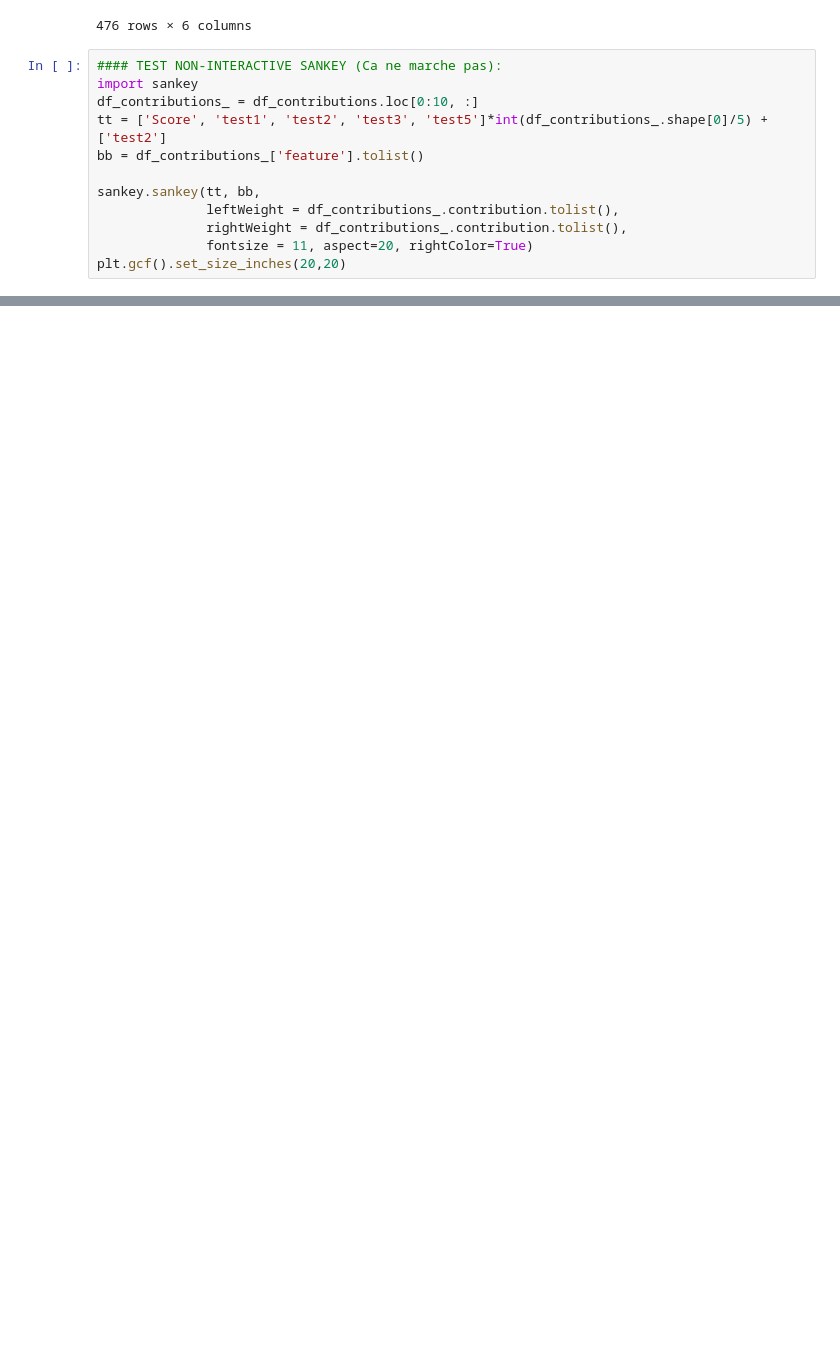
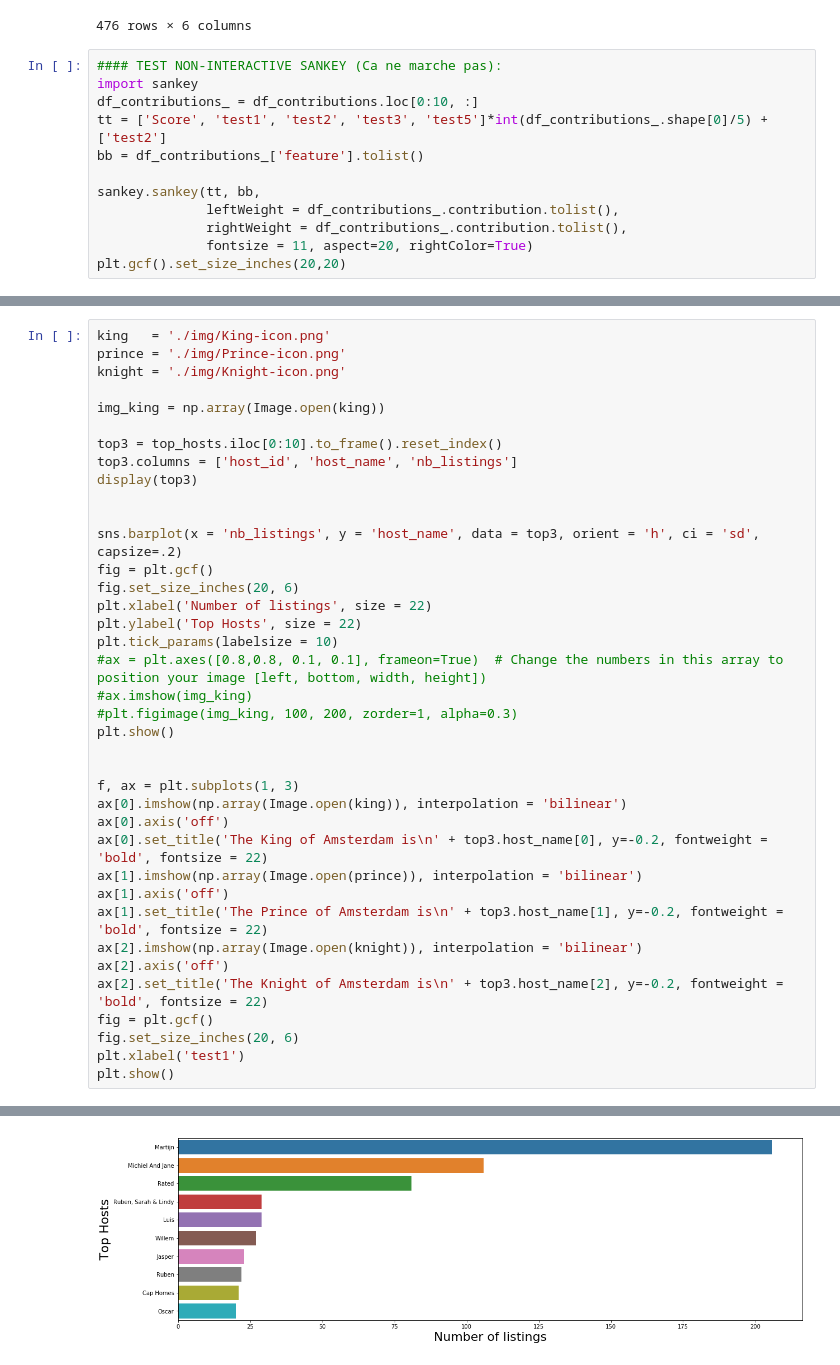
Before and after one commit to vonalven/airbnb_ada_project, a Jupyter notebook: FeaturesToolsClass.ipynb, the cells around one changed output, grey strips where cells are left out. Drawn from its saved outputs; the diff is of its cells as text; blank space fills up the shorter version.

```diff
--- a/FeaturesToolsClass.ipynb
+++ b/FeaturesToolsClass.ipynb
@@ -694,0 +829,39 @@ plt.gcf().set_size_inches(20,20)
+# %%
+king   = './img/King-icon.png'
+prince = './img/Prince-icon.png'
+knight = './img/Knight-icon.png'
+
+img_king = np.array(Image.open(king))
+
+top3 = top_hosts.iloc[0:10].to_frame().reset_index()
+top3.columns = ['host_id', 'host_name', 'nb_listings']
+display(top3)
+
+
+sns.barplot(x = 'nb_listings', y = 'host_name', data = top3, orient = 'h', ci = 'sd', capsize=.2)
+fig = plt.gcf()
+fig.set_size_inches(20, 6)
+plt.xlabel('Number of listings', size = 22)
+plt.ylabel('Top Hosts', size = 22)
+plt.tick_params(labelsize = 10)
+#ax = plt.axes([0.8,0.8, 0.1, 0.1], frameon=True)  # Change the numbers in this array to position your image [left, bottom, width, height])
+#ax.imshow(img_king)
+#plt.figimage(img_king, 100, 200, zorder=1, alpha=0.3)
+plt.show()
+
+
+f, ax = plt.subplots(1, 3)
+ax[0].imshow(np.array(Image.open(king)), interpolation = 'bilinear')
+ax[0].axis('off')
+ax[0].set_title('The King of Amsterdam is\n' + top3.host_name[0], y=-0.2, fontweight = 'bold', fontsize = 22)
+ax[1].imshow(np.array(Image.open(prince)), interpolation = 'bilinear')
+ax[1].axis('off')
+ax[1].set_title('The Prince of Amsterdam is\n' + top3.host_name[1], y=-0.2, fontweight = 'bold', fontsize = 22)
+ax[2].imshow(np.array(Image.open(knight)), interpolation = 'bilinear')
+ax[2].axis('off')
+ax[2].set_title('The Knight of Amsterdam is\n' + top3.host_name[2], y=-0.2, fontweight = 'bold', fontsize = 22)
+fig = plt.gcf()
+fig.set_size_inches(20, 6)
+plt.xlabel('test1')
+plt.show()
+# %% [output]
@@ -694,0 +879 @@ plt.gcf().set_size_inches(20,20)
+[figure, added]
```
Also changed, not shown: parts of 10 cells of this notebook, 4 other files.
